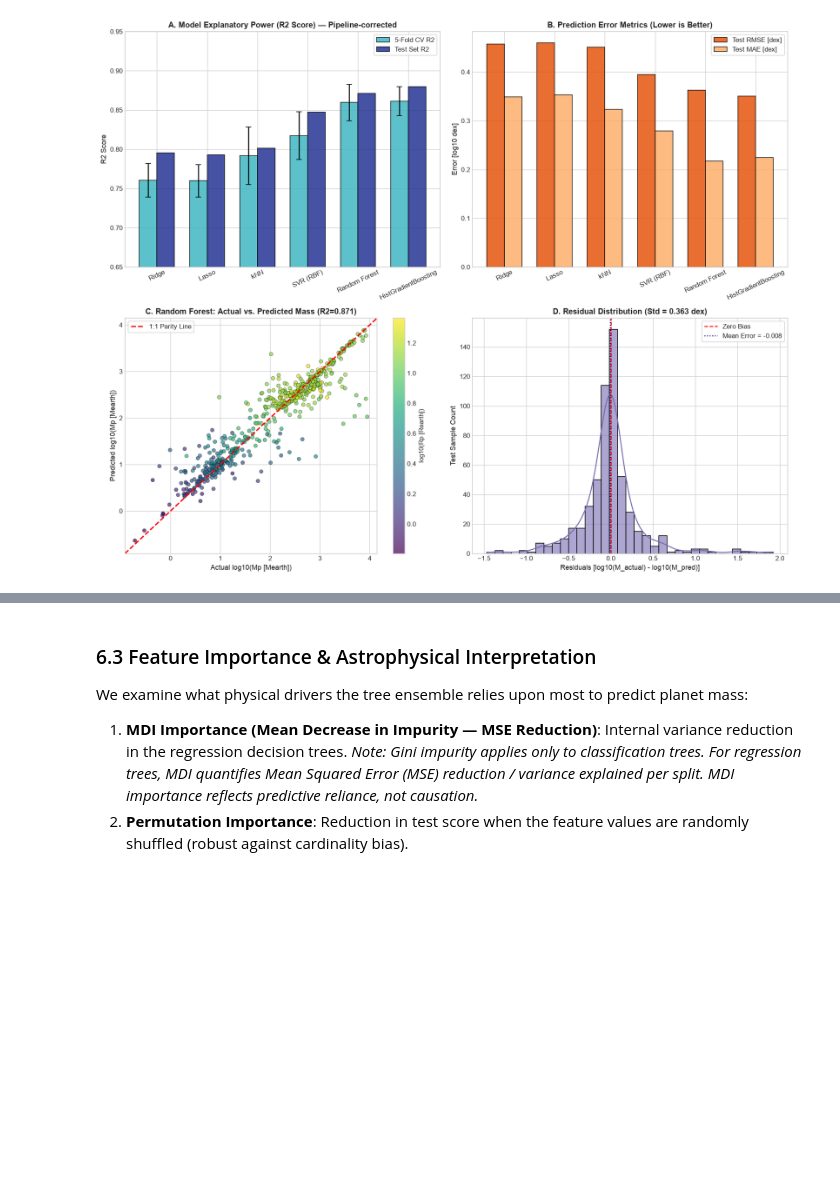
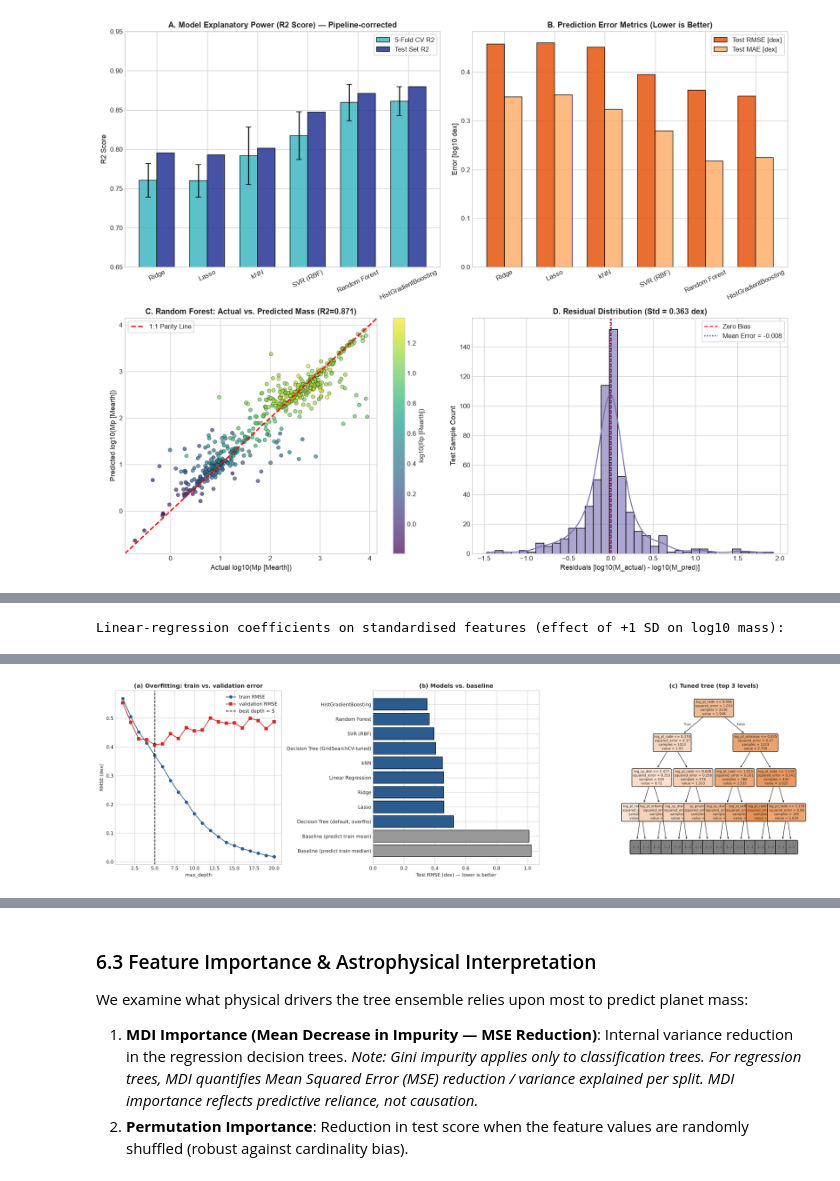
Before and after one commit to mmanalim/exoplanet-analysis, a Jupyter notebook: 03_machine_learning_analysis.ipynb, the cells around one changed output, grey strips where cells are left out. Drawn from its saved outputs; the diff is of its cells as text; code cells hidden in the pictures; blank space fills up the shorter version.

Commit message:
Add baseline models, feature selection, sensitivity analysis and classification metrics

```diff
--- a/03_machine_learning_analysis.ipynb
+++ b/03_machine_learning_analysis.ipynb
@@ -262,0 +266,74 @@ plt.show()
+# %%
+# ======================================================================
+# Baselines, linear regression, decision tree depth curve and GridSearchCV
+# ======================================================================
+from sklearn.dummy import DummyRegressor
+from sklearn.linear_model import LinearRegression
+from sklearn.tree import DecisionTreeRegressor, plot_tree
+from sklearn.model_selection import GridSearchCV
+from IPython.display import display
+
+def reg_metrics(y_true, y_pred):
+    return {'Test R2': r2_score(y_true, y_pred), 'Test RMSE (dex)': np.sqrt(mean_squared_error(y_true, y_pred)),
+            'Test MAE (dex)': mean_absolute_error(y_true, y_pred)}
+
+# Train / Validation / Test = 60 % / 20 % / 20 % of the data (test set identical to Section 6.2)
+X_tr, X_val, y_tr, y_val = train_test_split(X_train, y_train, test_size=0.25, random_state=42)
+print(f"Train = {len(X_tr)} | Validation = {len(X_val)} | Test = {len(X_test)} planets")
+
+rows = []
+# (1) naive baselines
+for strat in ('mean', 'median'):
+    m = DummyRegressor(strategy=strat).fit(X_train, y_train)
+    rows.append({'Model': f'Baseline (predict train {strat})', **reg_metrics(y_test, m.predict(X_test))})
+
+# (2) Linear Regression (no regularisation) on standardised features
+lin = Pipeline([('scaler', StandardScaler()), ('model', LinearRegression())]).fit(X_train, y_train)
+rows.append({'Model': 'Linear Regression', **reg_metrics(y_test, lin.predict(X_test))})
+coef = pd.Series(lin.named_steps['model'].coef_, index=features).sort_values(key=np.abs, ascending=False)
+
+# (3) Decision Tree: default (fully grown) = overfitting demonstration
+dt_full = DecisionTreeRegressor(random_state=42).fit(X_train, y_train)
+print(f"Fully grown Decision Tree: train R2 = {dt_full.score(X_train, y_train):.3f}  vs  test R2 = {dt_full.score(X_test, y_test):.3f}  (depth = {dt_full.get_depth()})")
+rows.append({'Model': 'Decision Tree (default, overfits)', **reg_metrics(y_test, dt_full.predict(X_test))})
+
+# (4) validation curve: error vs. max_depth on the validation set
+depths = range(1, 21)
+tr_err, va_err = [], []
+for d in depths:
+    t = DecisionTreeRegressor(max_depth=d, random_state=42).fit(X_tr, y_tr)
+    tr_err.append(np.sqrt(mean_squared_error(y_tr, t.predict(X_tr))))
+    va_err.append(np.sqrt(mean_squared_error(y_val, t.predict(X_val))))
+best_depth = list(depths)[int(np.argmin(va_err))]
+print(f"Validation-RMSE minimum at max_depth = {best_depth}  (RMSE = {min(va_err):.4f} dex)")
+
+# (5) GridSearchCV (5-fold CV on the training data only)
+grid = GridSearchCV(DecisionTreeRegressor(random_state=42),
+                    {'max_depth': [3, 5, 7, 10, 15], 'min_samples_leaf': [1, 5, 10, 20]},
+                    cv=kf, scoring='neg_root_mean_squared_error', n_jobs=-1).fit(X_train, y_train)
+print(f"GridSearchCV best params = {grid.best_params_} | CV RMSE = {-grid.best_score_:.4f} dex")
+rows.append({'Model': 'Decision Tree (GridSearchCV-tuned)', **reg_metrics(y_test, grid.predict(X_test))})
+
+# (6) the six project models from Section 6.2 (already fitted) for a single comparison table
+for name, pipe in fitted_pipelines.items():
+    rows.append({'Model': name, **reg_metrics(y_test, pipe.predict(X_test))})
+ext = pd.DataFrame(rows).round(4)
+print("\nAll models on the SAME held-out test set (log10 mass, dex):")
+display(ext)
+print("\nLinear-regression coefficients on standardised features (effect of +1 SD on log10 mass):")
+display(coef.round(3).to_frame('coefficient'))
+
+fig, axes = plt.subplots(1, 3, figsize=(21, 6))
+axes[0].plot(list(depths), tr_err, 'o-', label='train RMSE', color='#2b5c8f')
+axes[0].plot(list(depths), va_err, 's-', label='validation RMSE', color='#d62728')
+axes[0].axvline(best_depth, color='k', ls='--', label=f'best depth = {best_depth}')
+axes[0].set_xlabel('max_depth'); axes[0].set_ylabel('RMSE (dex)'); axes[0].legend(); axes[0].set_title('(a) Overfitting: train vs. validation error', fontweight='bold')
+order = ext.sort_values('Test RMSE (dex)')
+axes[1].barh(order['Model'], order['Test RMSE (dex)'], color=['#999999' if 'Baseline' in m else '#2b5c8f' for m in order['Model']], edgecolor='black')
+axes[1].invert_yaxis(); axes[1].set_xlabel('Test RMSE (dex) — lower is better'); axes[1].set_title('(b) Models vs. baseline', fontweight='bold')
+plot_tree(grid.best_estimator_, max_depth=3, feature_names=features, filled=True, rounded=True, fontsize=7, ax=axes[2])
+axes[2].set_title('(c) Tuned tree (top 3 levels)', fontweight='bold')
+plt.tight_layout()
+plt.savefig('figures/18_baseline_tree_and_model_comparison.png', dpi=300, bbox_inches='tight')
+plt.show()
+# %% [output]
@@ -262,0 +358 @@ plt.show()
+Linear-regression coefficients on standardised features (effect of +1 SD on log10 mass):
@@ -262,0 +369 @@ plt.show()
+[figure, added]
```
Also changed, not shown: parts of 15 cells of this notebook, 5 other files.
